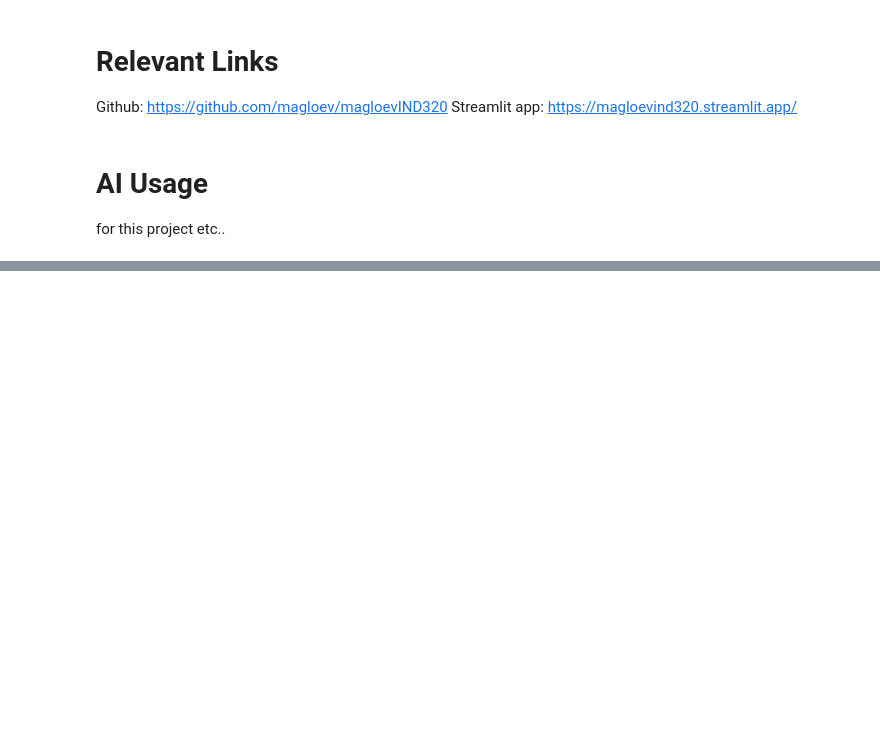
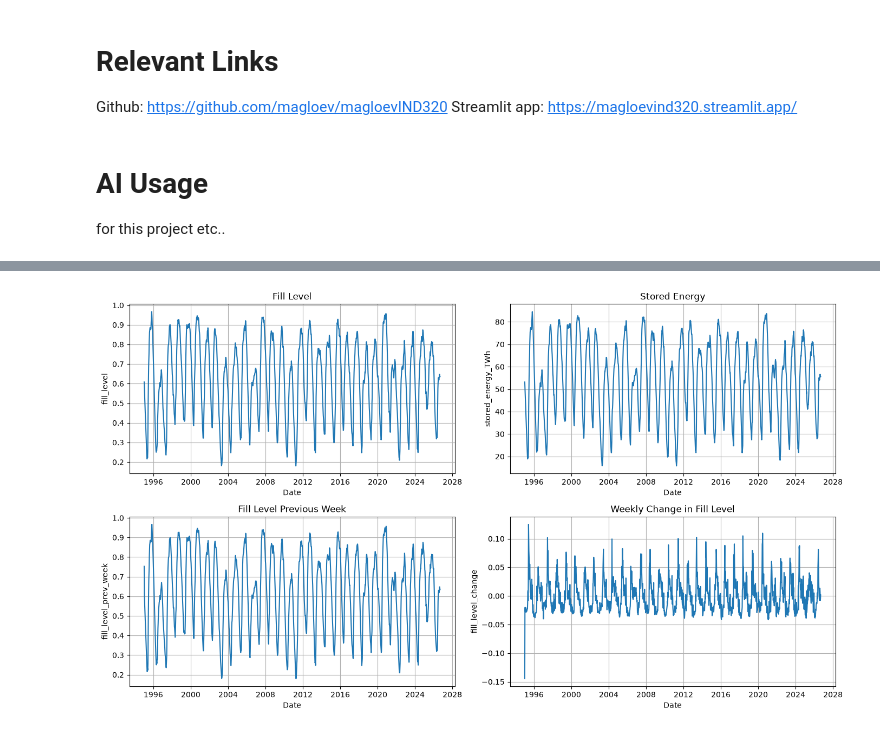
Before and after one commit to magloev/magloevIND320, a Jupyter notebook: notebooks/Task1.ipynb, the cells around one changed output, grey strips where cells are left out. Cells and saved outputs as stored; diff of their text form; code cells hidden in the pictures; blank space fills up the shorter version.

```diff
--- a/notebooks/Task1.ipynb
+++ b/notebooks/Task1.ipynb
@@ -46,17 +54,32 @@ Name: iso_week, dtype: float64
 # %%
-#Relevant columns to plot
+#Select the national data
+df_no = df[(df["area_type"] == "NO")].copy()
+
+fig, axes = plt.subplots(2, 2, figsize=(14, 8))
+
 columns = [
     "fill_level",
     "stored_energy_TWh",
     "fill_level_prev_week",
     "fill_level_change"
 ]
 
-#Select the national data
-df_no = df[
-    (df["area_type"] == "NO")
-].copy()
+titles = [
+    "Fill Level",
+    "Stored Energy",
+    "Fill Level Previous Week",
+    "Weekly Change in Fill Level"
+]
 
-df_no = df_no.sort_values("date")
-df_no_normalized = df_no.copy()
+for ax, column, title in zip(axes.flatten(), columns, titles):
+    ax.plot(df_no["date"], df_no[column])
+    ax.set_title(title)
+    ax.set_xlabel("Date")
+    ax.set_ylabel(column)
+    ax.grid()
+
+plt.tight_layout()
+plt.show()
+# %% [output]
+[figure, added]
 # %%
```
Also changed, not shown: parts of 3 cells of this notebook, 3 other files.
